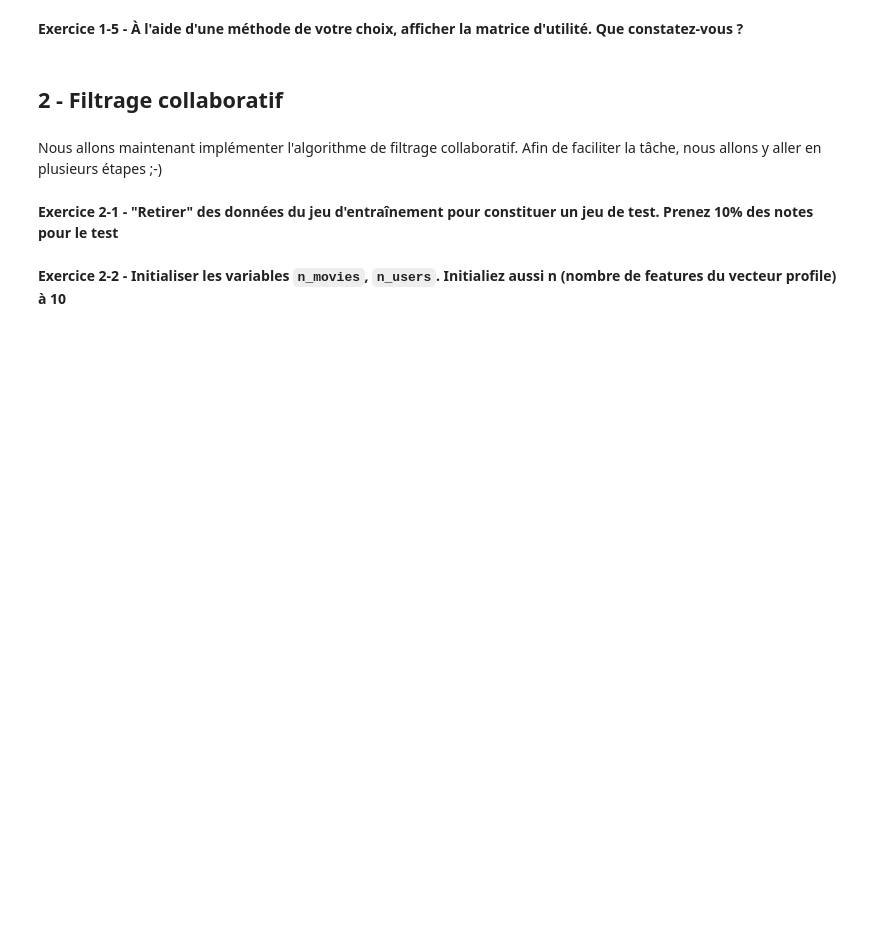
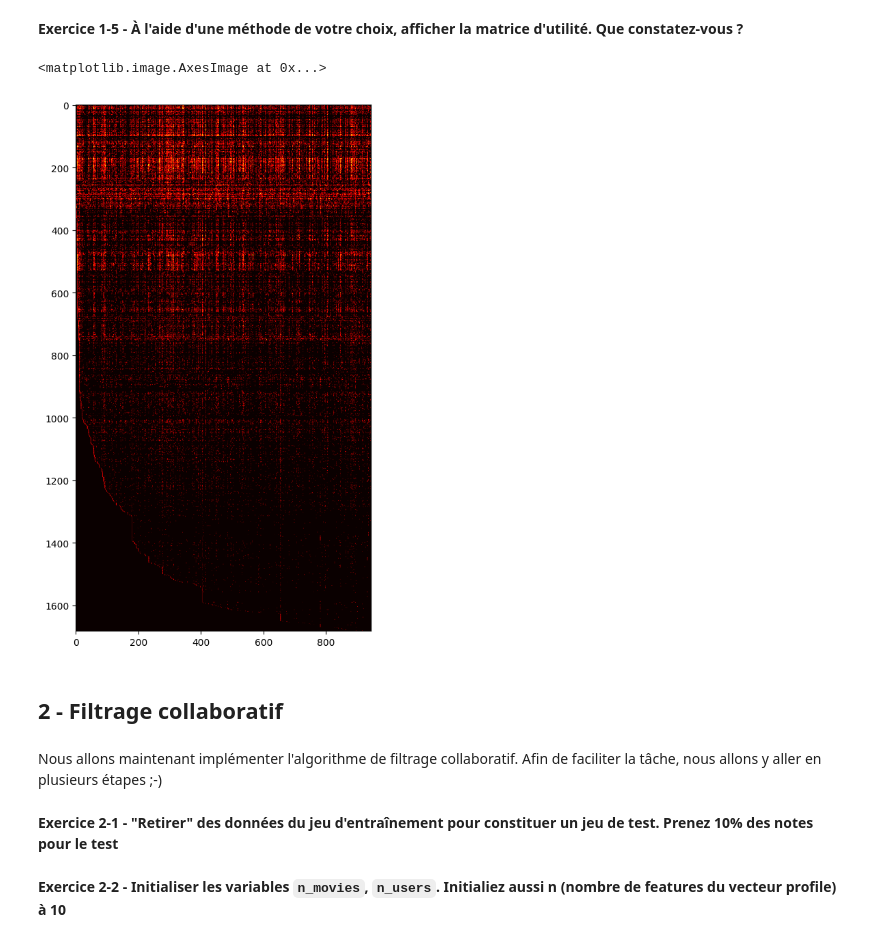
Before and after one commit to mswawola/420-a58-sf-gr-12060-hiver-2023, a Jupyter notebook: nbs/03-03-systemes-recommandation/03-03-systemes-recommandation.ipynb, the cells around one changed output. Cells and saved outputs as stored; diff of their text form; code cells hidden in the pictures; blank space fills up the shorter version.

```diff
--- a/nbs/03-03-systemes-recommandation/03-03-systemes-recommandation.ipynb
+++ b/nbs/03-03-systemes-recommandation/03-03-systemes-recommandation.ipynb
@@ -16,4 +16,6 @@ Nous commencons par charger le jeu de données des notations de films et essayon
 # %% [markdown]
 **Exercice 1-1 - À l'aide de NumPy, chargez le jeu de données contenu dans le fichier `movies.npz`. Quels tableaux sont disponibles dans ce fichier ?**
 # %%
+import numpy as np
 # Compléter cette cellule ~ 2 lignes de code
+movies = np.load('../../data/movies.npz')
@@ -29,3 +45,12 @@ Nous commencons par charger le jeu de données des notations de films et essayon
 **Exercice 1-4 - Calculer la moyenne des notes du premier film. Identifiez ce film à l'aide du fichier movie_ids.txt**
 # %%
 # Compléter cette cellule ~ 1-4 lignes de code
+
+Y_ = movies['Y']
+R_ = movies['R']
+
+Y_[0,:].mean()
+
+mask = R_[0,:] == 1
+#mask
+Y_[0,mask].mean()
@@ -32,7 +81,13 @@ Nous commencons par charger le jeu de données des notations de films et essayon
 # %% [markdown]
 **Exercice 1-5 - À l'aide d'une méthode de votre choix, afficher la matrice d'utilité. Que constatez-vous ?**
 # %%
+import matplotlib.pyplot as plt
+plt.rcParams["figure.figsize"] = (16,10)
 # Compléter cette cellule ~ 1-2 lignes de code
+plt.imshow(Y_, cmap="hot")
+# %% [output]
+<matplotlib.image.AxesImage at 0x...>
+[figure, added]
 # %% [markdown]
 ## 2 - Filtrage collaboratif
 # %% [markdown]
```
Also changed, not shown: parts of 27 cells of this notebook, 26 other files.
